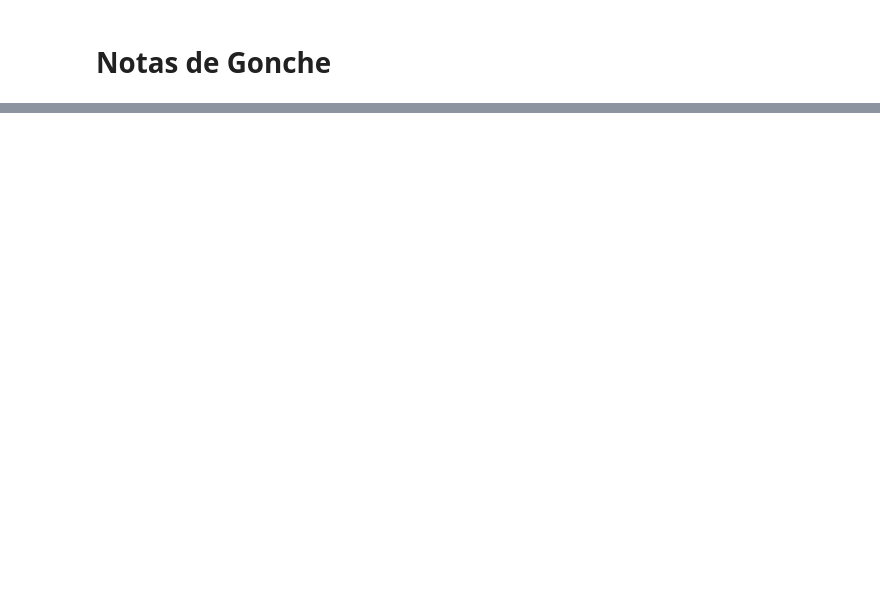
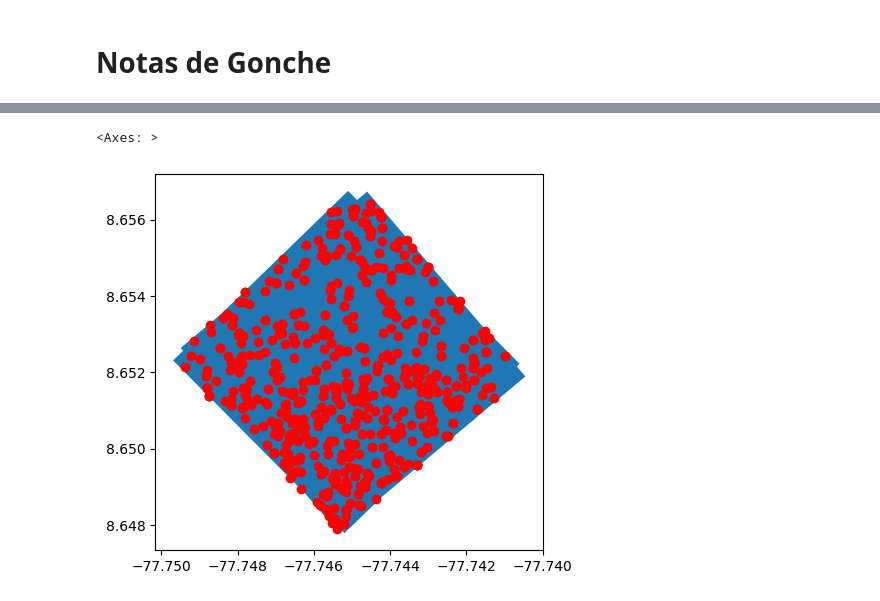
Before and after one commit to minigonche/synthetic_mobility_data_generator, a Jupyter notebook: Gonche's Notes.ipynb, the cells around one changed output, grey strips where cells are left out. Cells and saved outputs as stored; diff of their text form; code cells hidden in the pictures; blank space fills up the shorter version.

```diff
--- a/Gonche's Notes.ipynb
+++ b/Gonche's Notes.ipynb
@@ -226,0 +377,25 @@ edges
+# %%
+# Assigns to the edges
+bounds = edges[con.GEOMETRY].bounds
+
+
+margin = con.ROADS_WIDTH_KM/DEGREE_EQUIVALENT_IN_KM
+
+batch = int(np.ceil(bounds.shape[0]*percentage_print))
+
+dfs = []
+# Iterates over the bounds
+for ind, row in bounds.iterrows():
+
+    if print_iteration_progress and len(dfs) % batch == 0:
+        print(f"         Progress: {np.round(100*len(dfs)/roads.shape[0])}%")
+
+    # Filters
+    points = sample_points_by_road[(sample_points_by_road[con.LON] <= (row.maxx + margin)) &
+                                   (sample_points_by_road[con.LON] >= (row.minx - margin)) &
+                                   (sample_points_by_road[con.LAT] <= (row.maxy + margin)) &
+                                   (sample_points_by_road[con.LAT] >= (row.miny - margin))]
+    #
+    #points.index = ind
+
+    dfs.append(points)
@@ -226,0 +427,2 @@ edges
+# %%
+nodes = nodes.sample(100)
@@ -226,0 +556,13 @@ edges
+# %%
+node = nodes.sample(1)
+
+ax = node.plot(figsize=(5,5))
+
+points = sample_points.loc[node[con.ID].iloc[0]].copy()
+points[con.GEOMETRY] = points.apply(lambda row: Point(row[con.LON], row[con.LAT]), axis = 1)
+points = gpd.GeoDataFrame(points, geometry = con.GEOMETRY)
+
+points.plot(ax = ax, color = "red")
+# %% [output]
+<Axes: >
+[figure, added]
```
Also changed, not shown: parts of 70 cells of this notebook, 5 other files.
